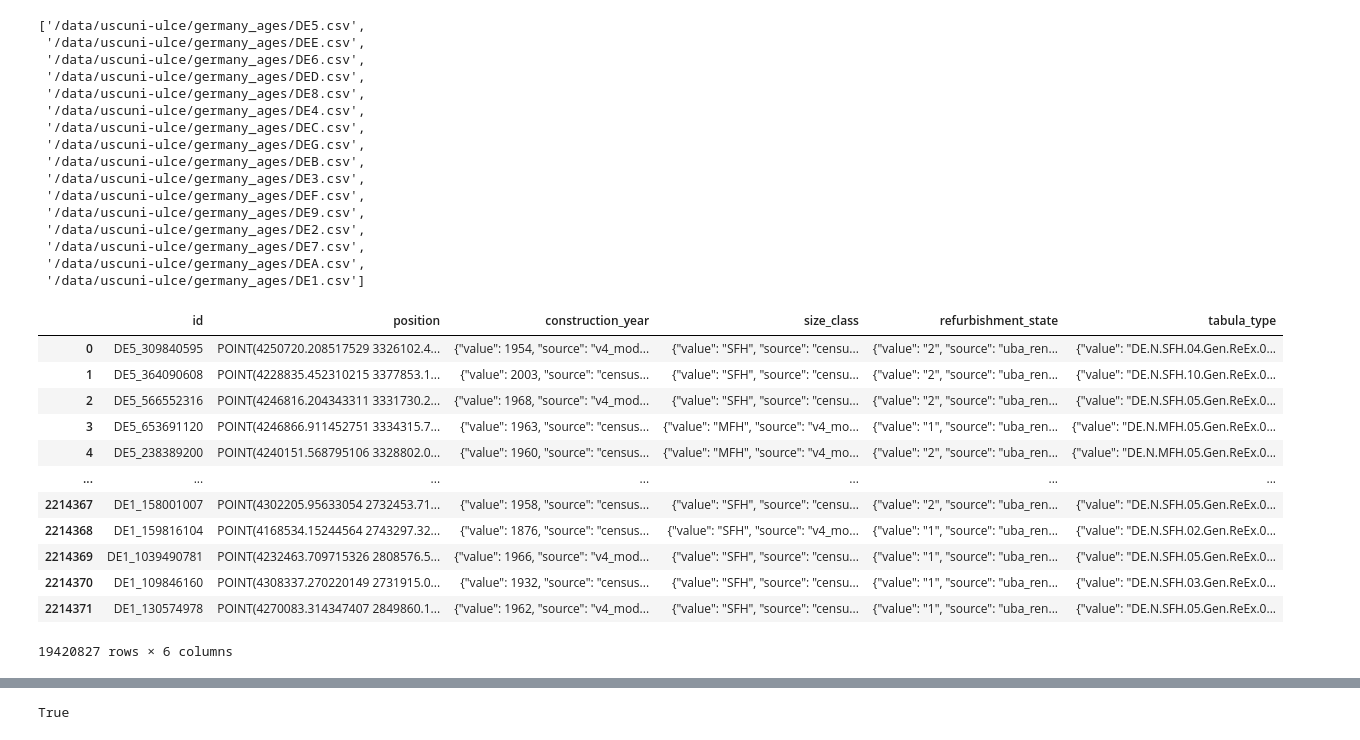
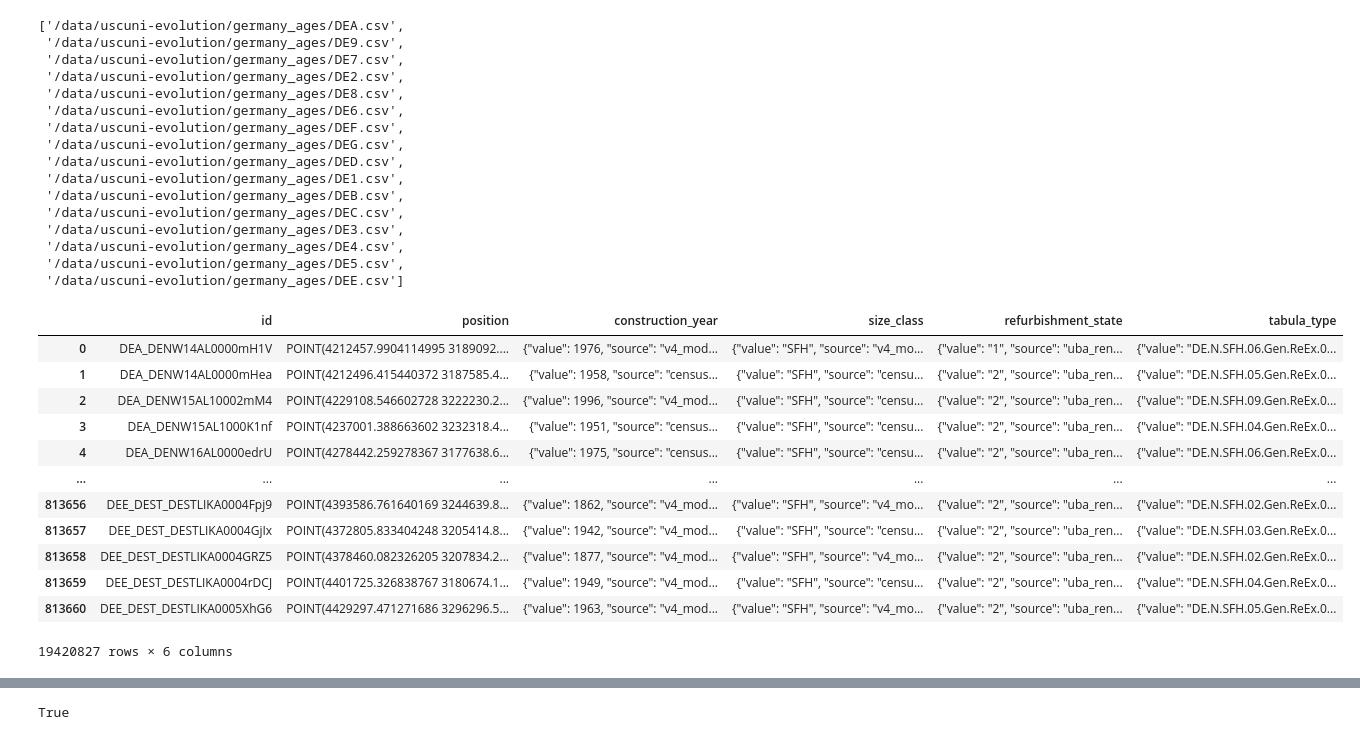
Before and after one commit to uscuni/evolution, a Jupyter notebook: code/join_age_morphotpes.ipynb, the cells around one changed output, grey strips where cells are left out. Saved outputs shown, nothing was run; the diff lists cells and outputs as text; code cells hidden in the pictures.

```diff
--- a/code/join_age_morphotpes.ipynb
+++ b/code/join_age_morphotpes.ipynb
@@ -6,45 +6,45 @@ from glob import glob
 import numpy as np
 import matplotlib.pyplot as plt
 # %%
-files= glob(f"/data/uscuni-ulce/germany_ages/DE*.csv")
-files
+files_age = glob(f"/data/uscuni-evolution/germany_ages/DE*.csv")
+files_age
 # %% [output]
-['/data/uscuni-ulce/germany_ages/DE5.csv',
- '/data/uscuni-ulce/germany_ages/DEE.csv',
- '/data/uscuni-ulce/germany_ages/DE6.csv',
- '/data/uscuni-ulce/germany_ages/DED.csv',
- '/data/uscuni-ulce/germany_ages/DE8.csv',
- '/data/uscuni-ulce/germany_ages/DE4.csv',
- '/data/uscuni-ulce/germany_ages/DEC.csv',
- '/data/uscuni-ulce/germany_ages/DEG.csv',
- '/data/uscuni-ulce/germany_ages/DEB.csv',
- '/data/uscuni-ulce/germany_ages/DE3.csv',
- '/data/uscuni-ulce/germany_ages/DEF.csv',
- '/data/uscuni-ulce/germany_ages/DE9.csv',
- '/data/uscuni-ulce/germany_ages/DE2.csv',
- '/data/uscuni-ulce/germany_ages/DE7.csv',
- '/data/uscuni-ulce/germany_ages/DEA.csv',
- '/data/uscuni-ulce/germany_ages/DE1.csv']
+['/data/uscuni-evolution/germany_ages/DEA.csv',
+ '/data/uscuni-evolution/germany_ages/DE9.csv',
+ '/data/uscuni-evolution/germany_ages/DE7.csv',
+ '/data/uscuni-evolution/germany_ages/DE2.csv',
+ '/data/uscuni-evolution/germany_ages/DE8.csv',
+ '/data/uscuni-evolution/germany_ages/DE6.csv',
+ '/data/uscuni-evolution/germany_ages/DEF.csv',
+ '/data/uscuni-evolution/germany_ages/DEG.csv',
+ '/data/uscuni-evolution/germany_ages/DED.csv',
+ '/data/uscuni-evolution/germany_ages/DE1.csv',
+ '/data/uscuni-evolution/germany_ages/DEB.csv',
+ '/data/uscuni-evolution/germany_ages/DEC.csv',
+ '/data/uscuni-evolution/germany_ages/DE3.csv',
+ '/data/uscuni-evolution/germany_ages/DE4.csv',
+ '/data/uscuni-evolution/germany_ages/DE5.csv',
+ '/data/uscuni-evolution/germany_ages/DEE.csv']
 # %%
 ages = []
-for f in files:
+for f in files_age:
     table = pd.read_csv(f)
     ages.append(table)
 ages_df = pd.concat(ages)
 ages_df
 # %% [output]
 |  | id | position | construction_year | size_class | refurbishment_state | tabula_type |
-| 0 | DE5_309840595 | POINT(4250720.208517529 3326102.4... | {"value": 1954, "source": "v4_mod... | {"value": "SFH", "source": "censu... | {"value": "2", "source": "uba_ren... | {"value": "DE.N.SFH.04.Gen.ReEx.0... |
-| 1 | DE5_364090608 | POINT(4228835.452310215 3377853.1... | {"value": 2003, "source": "census... | {"value": "SFH", "source": "censu... | {"value": "2", "source": "uba_ren... | {"value": "DE.N.SFH.10.Gen.ReEx.0... |
-| 2 | DE5_566552316 | POINT(4246816.204343311 3331730.2... | {"value": 1968, "source": "v4_mod... | {"value": "SFH", "source": "censu... | {"value": "2", "source": "uba_ren... | {"value": "DE.N.SFH.05.Gen.ReEx.0... |
-| 3 | DE5_653691120 | POINT(4246866.911452751 3334315.7... | {"value": 1963, "source": "census... | {"value": "MFH", "source": "v4_mo... | {"value": "1", "source": "uba_ren... | {"value": "DE.N.MFH.05.Gen.ReEx.0... |
-| 4 | DE5_238389200 | POINT(4240151.568795106 3328802.0... | {"value": 1960, "source": "census... | {"value": "MFH", "source": "v4_mo... | {"value": "2", "source": "uba_ren... | {"value": "DE.N.MFH.05.Gen.ReEx.0... |
+| 0 | DEA_DENW14AL0000mH1V | POINT(4212457.9904114995 3189092.... | {"value": 1976, "source": "v4_mod... | {"value": "SFH", "source": "v4_mo... | {"value": "1", "source": "uba_ren... | {"value": "DE.N.SFH.06.Gen.ReEx.0... |
+| 1 | DEA_DENW14AL0000mHea | POINT(4212496.415440372 3187585.4... | {"value": 1958, "source": "census... | {"value": "SFH", "source": "censu... | {"value": "2", "source": "uba_ren... | {"value": "DE.N.SFH.05.Gen.ReEx.0... |
+| 2 | DEA_DENW15AL10002mM4 | POINT(4229108.546602728 3222230.2... | {"value": 1996, "source": "v4_mod... | {"value": "SFH", "source": "censu... | {"value": "2", "source": "uba_ren... | {"value": "DE.N.SFH.09.Gen.ReEx.0... |
+| 3 | DEA_DENW15AL1000K1nf | POINT(4237001.388663602 3232318.4... | {"value": 1951, "source": "census... | {"value": "SFH", "source": "censu... | {"value": "2", "source": "uba_ren... | {"value": "DE.N.SFH.04.Gen.ReEx.0... |
+| 4 | DEA_DENW16AL0000edrU | POINT(4278442.259278367 3177638.6... | {"value": 1975, "source": "census... | {"value": "SFH", "source": "censu... | {"value": "2", "source": "uba_ren... | {"value": "DE.N.SFH.06.Gen.ReEx.0... |
 | ... | ... | ... | ... | ... | ... | ... |
-| 2214367 | DE1_158001007 | POINT(4302205.95633054 2732453.71... | {"value": 1958, "source": "census... | {"value": "SFH", "source": "censu... | {"value": "2", "source": "uba_ren... | {"value": "DE.N.SFH.05.Gen.ReEx.0... |
-| 2214368 | DE1_159816104 | POINT(4168534.15244564 2743297.32... | {"value": 1876, "source": "census... | {"value": "SFH", "source": "v4_mo... | {"value": "1", "source": "uba_ren... | {"value": "DE.N.SFH.02.Gen.ReEx.0... |
-| 2214369 | DE1_1039490781 | POINT(4232463.709715326 2808576.5... | {"value": 1966, "source": "v4_mod... | {"value": "SFH", "source": "censu... | {"value": "1", "source": "uba_ren... | {"value": "DE.N.SFH.05.Gen.ReEx.0... |
-| 2214370 | DE1_109846160 | POINT(4308337.270220149 2731915.0... | {"value": 1932, "source": "census... | {"value": "SFH", "source": "censu... | {"value": "1", "source": "uba_ren... | {"value": "DE.N.SFH.03.Gen.ReEx.0... |
-| 2214371 | DE1_130574978 | POINT(4270083.314347407 2849860.1... | {"value": 1962, "source": "v4_mod... | {"value": "SFH", "source": "censu... | {"value": "1", "source": "uba_ren... | {"value": "DE.N.SFH.05.Gen.ReEx.0... |
+| 813656 | DEE_DEST_DESTLIKA0004Fpj9 | POINT(4393586.761640169 3244639.8... | {"value": 1862, "source": "v4_mod... | {"value": "SFH", "source": "v4_mo... | {"value": "2", "source": "uba_ren... | {"value": "DE.N.SFH.02.Gen.ReEx.0... |
+| 813657 | DEE_DEST_DESTLIKA0004GjIx | POINT(4372805.833404248 3205414.8... | {"value": 1942, "source": "v4_mod... | {"value": "SFH", "source": "censu... | {"value": "2", "source": "uba_ren... | {"value": "DE.N.SFH.03.Gen.ReEx.0... |
+| 813658 | DEE_DEST_DESTLIKA0004GRZ5 | POINT(4378460.082326205 3207834.2... | {"value": 1877, "source": "v4_mod... | {"value": "SFH", "source": "v4_mo... | {"value": "2", "source": "uba_ren... | {"value": "DE.N.SFH.02.Gen.ReEx.0... |
+| 813659 | DEE_DEST_DESTLIKA0004rDCJ | POINT(4401725.326838767 3180674.1... | {"value": 1949, "source": "v4_mod... | {"value": "SFH", "source": "censu... | {"value": "2", "source": "uba_ren... | {"value": "DE.N.SFH.04.Gen.ReEx.0... |
+| 813660 | DEE_DEST_DESTLIKA0005XhG6 | POINT(4429297.471271686 3296296.5... | {"value": 1963, "source": "v4_mod... | {"value": "SFH", "source": "v4_mo... | {"value": "2", "source": "uba_ren... | {"value": "DE.N.SFH.05.Gen.ReEx.0... |
 19420827 rows × 6 columns
 # %%
 #ages_df['geometry'] = ages_df['position'].apply(loads)
```
Also changed, not shown: parts of 12 cells of this notebook, 28 other files.
